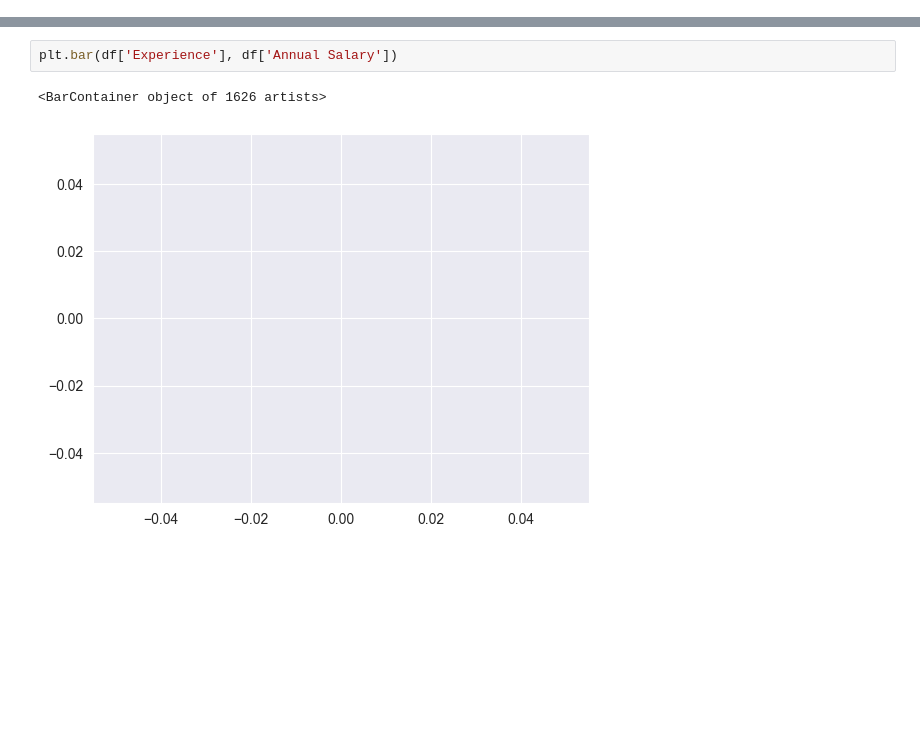
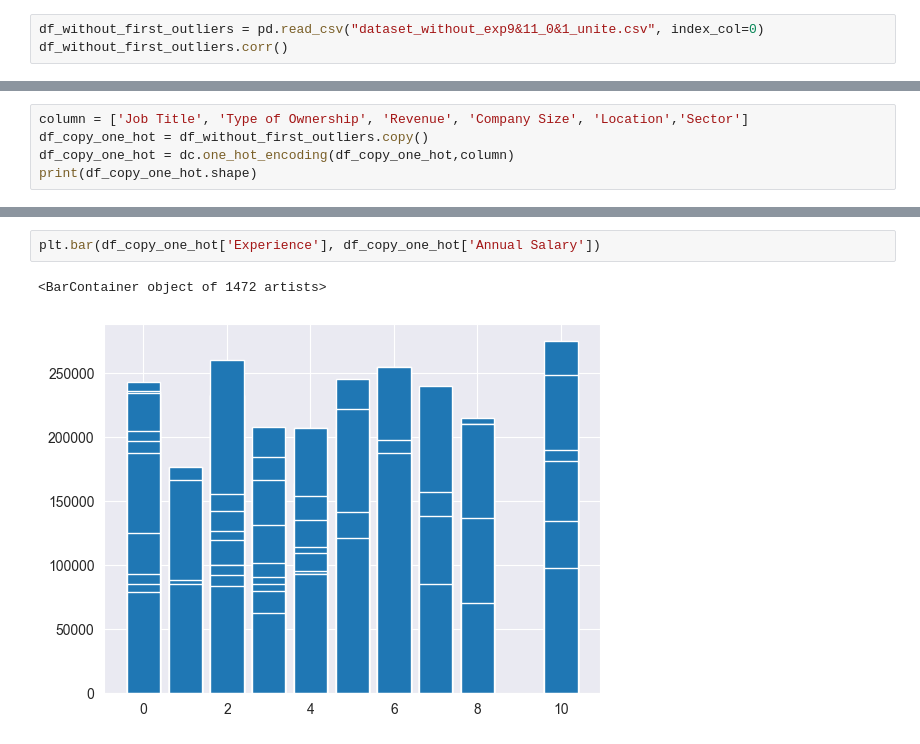
Before and after one commit to avichai504/Salary_Prediction_Project, a Jupyter notebook: sahar_files/attempt_to_eda.ipynb, the cells around one changed output, grey strips where cells are left out. Cells and saved outputs as stored; diff of their text form; blank space fills up the shorter version.

Commit message:
added csv for testing and ipynb for eda and code for outliers

```diff
--- a/sahar_files/attempt_to_eda.ipynb
+++ b/sahar_files/attempt_to_eda.ipynb
@@ -39,0 +54,3 @@ df.corr()
+# %%
+df_without_first_outliers = pd.read_csv("dataset_without_exp9&11_0&1_unite.csv", index_col=0)
+df_without_first_outliers.corr()
@@ -39,0 +74,5 @@ df.corr()
+# %%
+column = ['Job Title', 'Type of Ownership', 'Revenue', 'Company Size', 'Location','Sector']
+df_copy_one_hot = df_without_first_outliers.copy()
+df_copy_one_hot = dc.one_hot_encoding(df_copy_one_hot,column)
+print(df_copy_one_hot.shape)
@@ -75,7 +127,7 @@ df.boxplot(column=[ 'Annual Salary'])
 # %%
-plt.bar(df['Experience'], df['Annual Salary'])
+plt.bar(df_copy_one_hot['Experience'], df_copy_one_hot['Annual Salary'])
 # %% [output]
-<BarContainer object of 1626 artists>
+<BarContainer object of 1472 artists>
-[figure, old version]
+[figure, new version]
 # %%
 plt.bar(df['Position'], df['Experience'])
```
Also changed, not shown: parts of 59 cells of this notebook, 1 other file.
